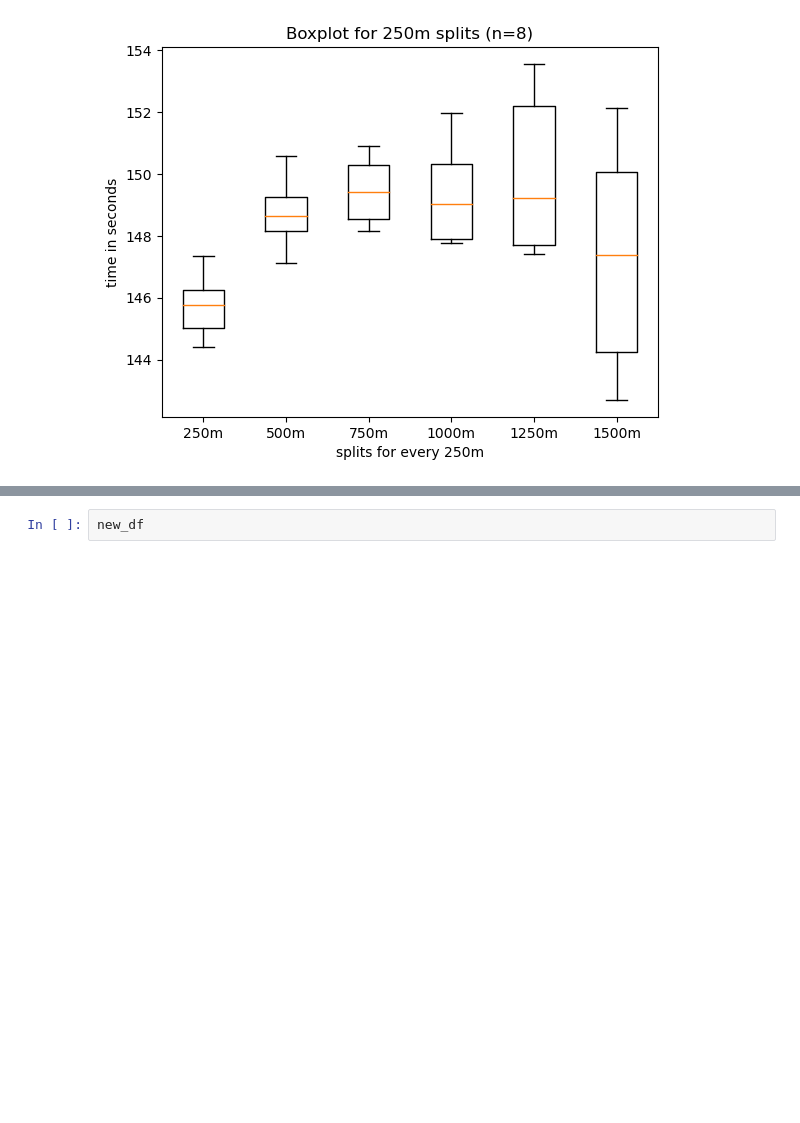
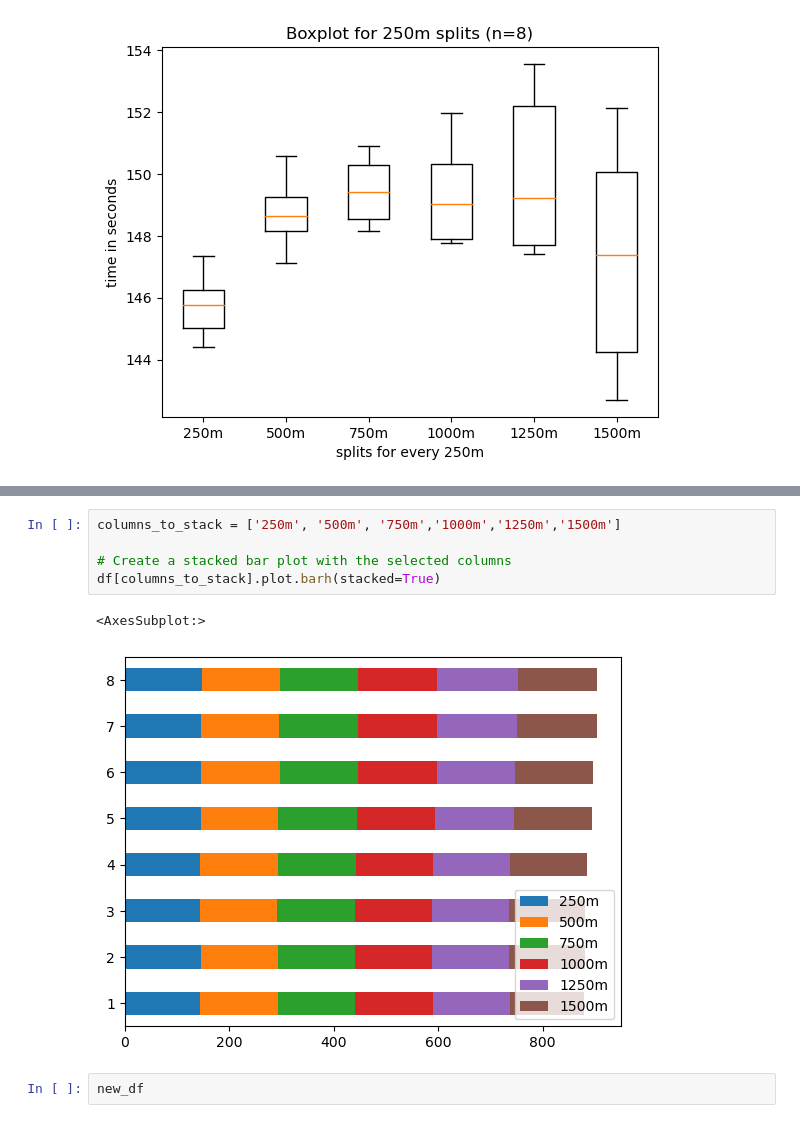
Before and after one commit to tiagoru/swim, a Jupyter notebook: Tokyo_1500.ipynb, the cells around one changed output, grey strips where cells are left out. Saved outputs shown, nothing was run; the diff lists cells and outputs as text; blank space fills up the shorter version.

```diff
--- a/Tokyo_1500.ipynb
+++ b/Tokyo_1500.ipynb
@@ -287,3 +292,11 @@ plt.show()
+# %%
+columns_to_stack = ['250m', '500m', '750m','1000m','1250m','1500m']
+
+# Create a stacked bar plot with the selected columns
+df[columns_to_stack].plot.barh(stacked=True)
+# %% [output]
+<AxesSubplot:>
+[figure, added]
 # %%
 new_df
 # %% [output]
```
Also changed, not shown: parts of 18 cells of this notebook.
